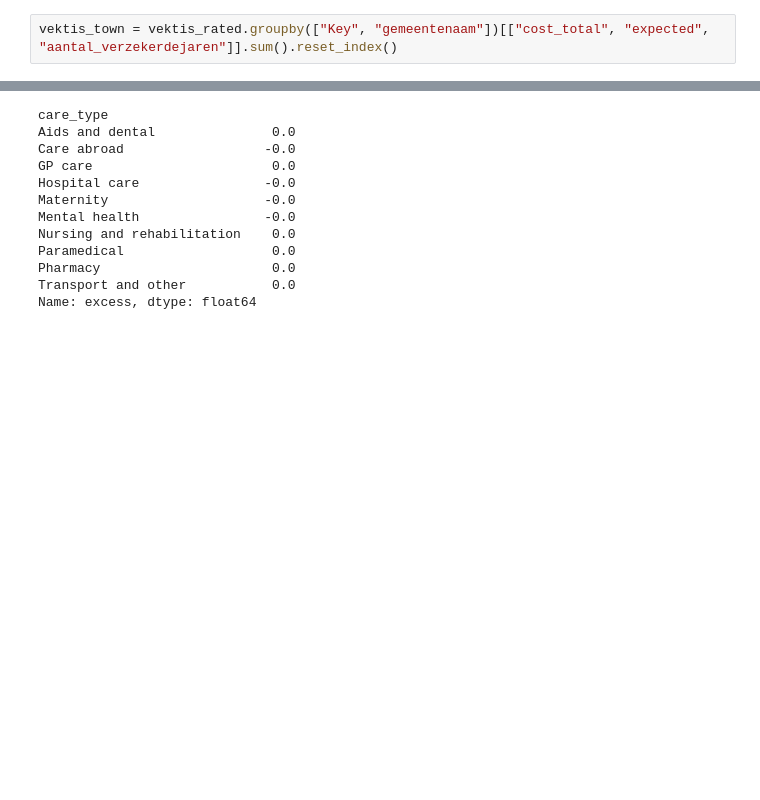
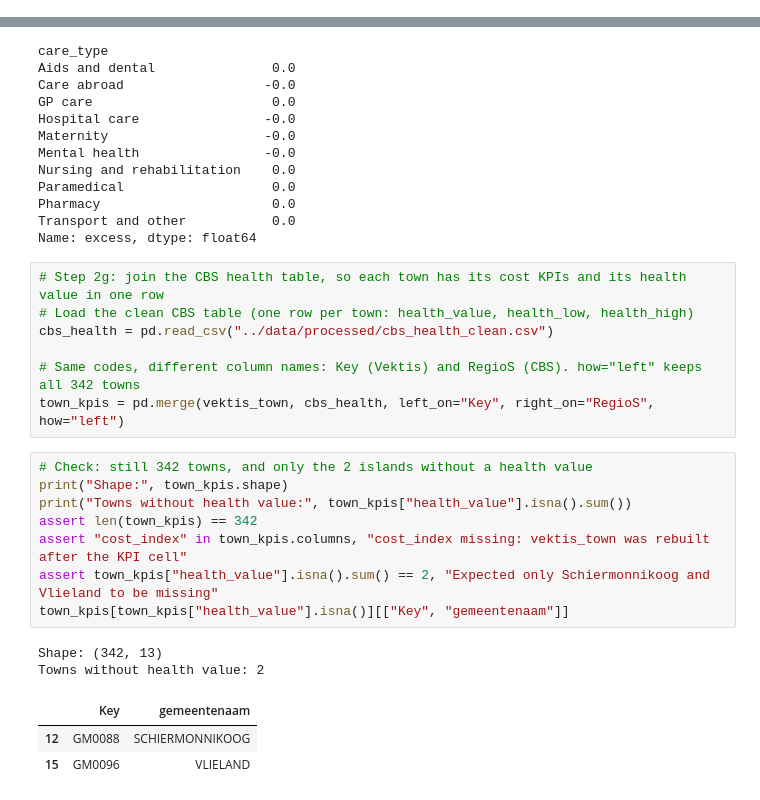
Before and after one commit to FaraRahimi/health-cost-benchmark, a Jupyter notebook: notebooks/03_analyse.ipynb, the cells around one changed output, grey strips where cells are left out. Cells and saved outputs as stored; diff of their text form; blank space fills up the shorter version.

Commit message:
Analyse step 2g: join CBS health onto town KPIs, remove stray rebuild cell

```diff
--- a/notebooks/03_analyse.ipynb
+++ b/notebooks/03_analyse.ipynb
@@ -237,8 +238,6 @@ assert round(vektis_long_rated["expected"].sum()) == round(vektis_long_rated["co
 # %% [output]
 Expected total: 59357400091
 Actual total:   59357400091
-# %%
-vektis_town = vektis_rated.groupby(["Key", "gemeentenaam"])[["cost_total", "expected", "aantal_verzekerdejaren"]].sum().reset_index()
 # %%
 # Step 2f-5: one row per town and care type: add up actual cost, expected cost and insured-years over all sex and age groups
 care_type_town = vektis_long_rated.groupby(["Key", "gemeentenaam", "care_type"])[["cost", "expected", "aantal_verzekerdejaren"]].sum().reset_index()
@@ -302,3 +301,24 @@ Paramedical                   0.0
 Pharmacy                      0.0
 Transport and other           0.0
 Name: excess, dtype: float64
+# %%
+# Step 2g: join the CBS health table, so each town has its cost KPIs and its health value in one row
+# Load the clean CBS table (one row per town: health_value, health_low, health_high)
+cbs_health = pd.read_csv("../data/processed/cbs_health_clean.csv")
+
+# Same codes, different column names: Key (Vektis) and RegioS (CBS). how="left" keeps all 342 towns
+town_kpis = pd.merge(vektis_town, cbs_health, left_on="Key", right_on="RegioS", how="left")
+# %%
+# Check: still 342 towns, and only the 2 islands without a health value
+print("Shape:", town_kpis.shape)
+print("Towns without health value:", town_kpis["health_value"].isna().sum())
+assert len(town_kpis) == 342
+assert "cost_index" in town_kpis.columns, "cost_index missing: vektis_town was rebuilt after the KPI cell"
+assert town_kpis["health_value"].isna().sum() == 2, "Expected only Schiermonnikoog and Vlieland to be missing"
+town_kpis[town_kpis["health_value"].isna()][["Key", "gemeentenaam"]]
+# %% [output]
+Shape: (342, 13)
+Towns without health value: 2
+|  | Key | gemeentenaam |
+| 12 | GM0088 | SCHIERMONNIKOOG |
+| 15 | GM0096 | VLIELAND |
```
Also changed, not shown: parts of 1 cell of this notebook.
